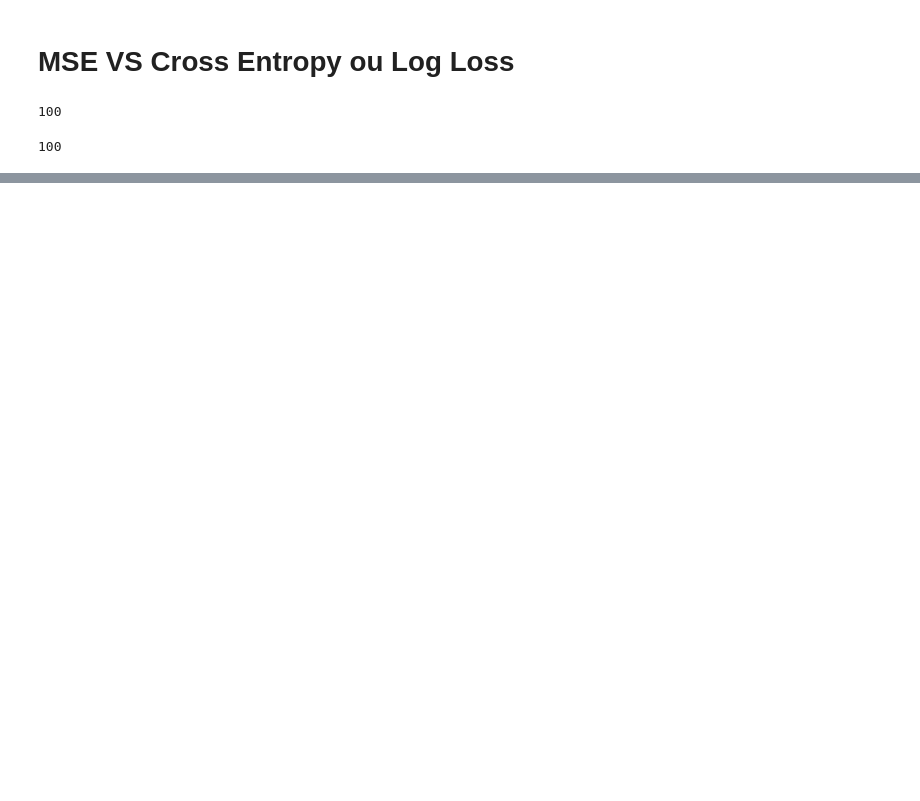
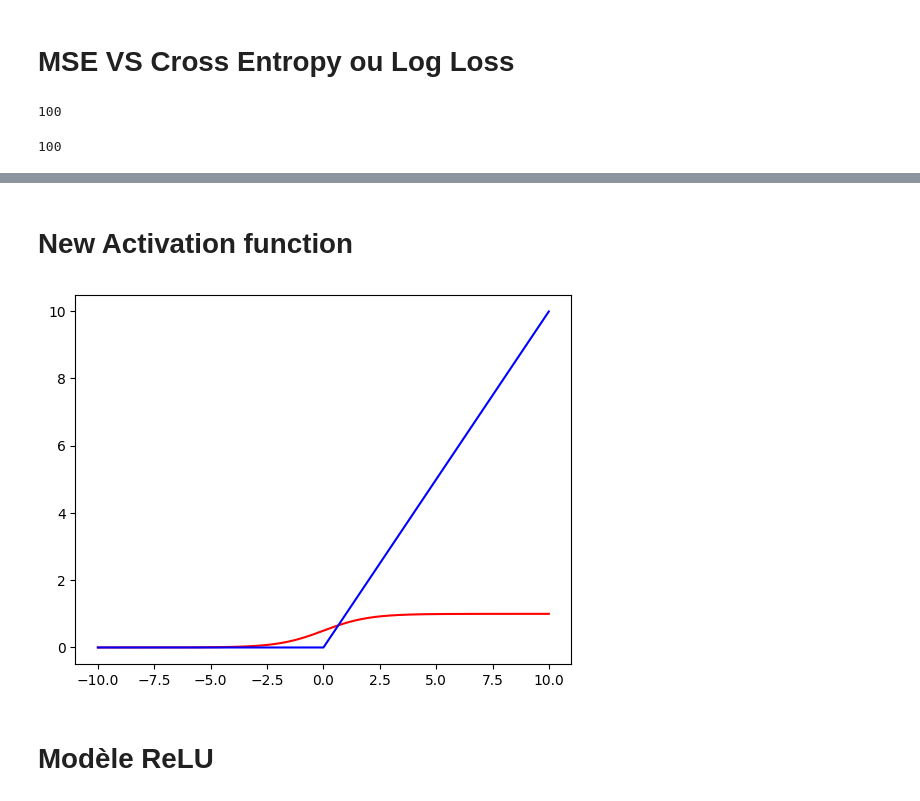
Before and after one commit to The237/DeepLearningCourses, a Jupyter notebook: 03_01_Deep_Learning_pour_la_classification.ipynb, the cells around one changed output, grey strips where cells are left out. Cells and saved outputs as stored; diff of their text form; code cells hidden in the pictures; blank space fills up the shorter version.

```diff
--- a/03_01_Deep_Learning_pour_la_classification.ipynb
+++ b/03_01_Deep_Learning_pour_la_classification.ipynb
@@ -157,0 +188,11 @@ plt.show()
+# %% [markdown]
+# New Activation function
+# %%
+values = np.arange(-10, 10,.01)
+sig = tf.nn.sigmoid(values)
+# %%
+plt.plot(values, sig,c='r', label="Sigmoid")
+plt.plot(values, relu_values, c='b', label="ReLU")
+plt.show()
+# %% [output]
+[figure, added]
@@ -157,0 +206,2 @@ plt.show()
+# %% [markdown]
+# Modèle ReLU
```
Also changed, not shown: parts of 46 cells of this notebook.
